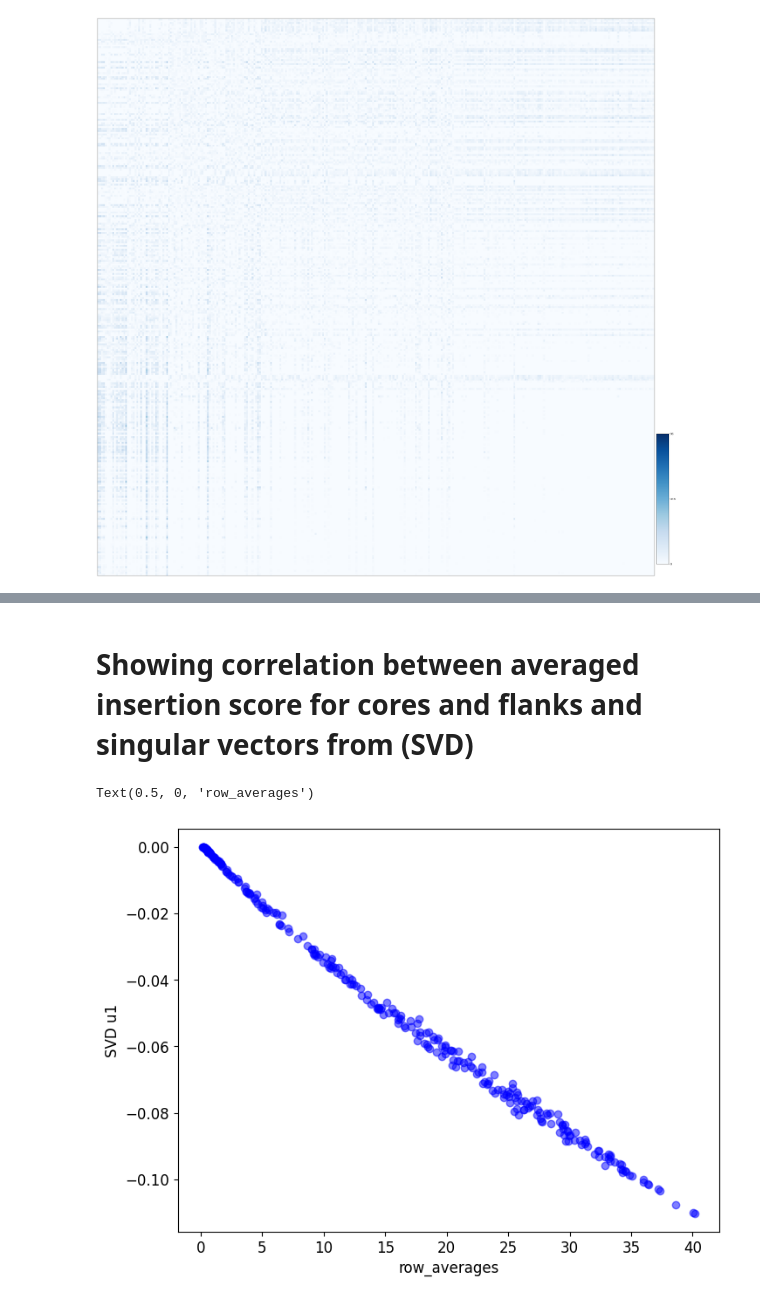
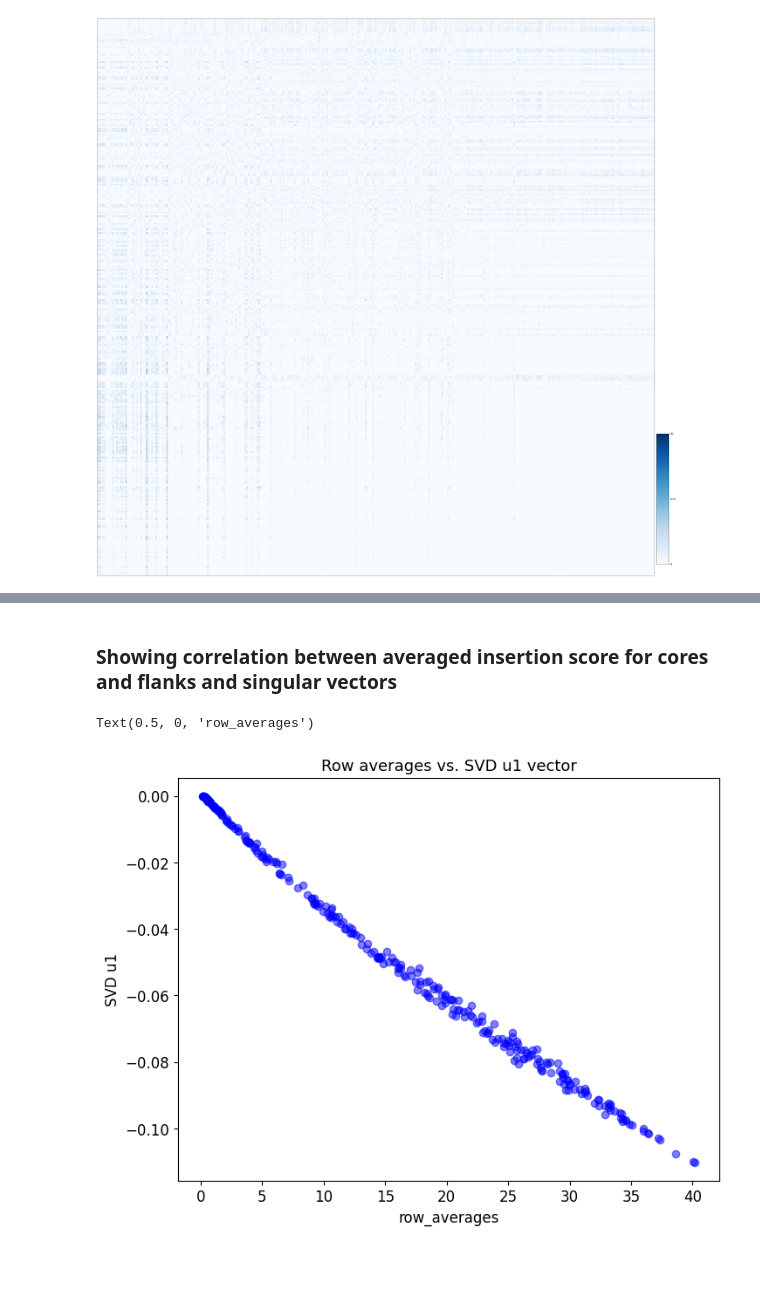
Before and after one commit to Fudenberg-Research-Group/akitaV2-analyses, a Jupyter notebook: experiments/virtual_insertion_flank_core_compatibility/analysis/analysis.ipynb, the cells around one changed output, grey strips where cells are left out. Cells and saved outputs as stored; diff of their text form; code cells hidden in the pictures; blank space fills up the shorter version.

Commit message:
linting, polishing notebooks - core flank compatibility

```diff
--- a/experiments/virtual_insertion_flank_core_compatibility/analysis/analysis.ipynb
+++ b/experiments/virtual_insertion_flank_core_compatibility/analysis/analysis.ipynb
@@ -314,5 +294,5 @@ plt.show()
 # %% [markdown]
-# Showing correlation between averaged insertion score for cores and flanks and singular vectors from (SVD)
+### Showing correlation between averaged insertion score for cores and flanks and singular vectors
 # %%
 # Calculate the average strength of each core (row averages)
 row_averages = np.mean(MATRIX, axis=1)
@@ -322,13 +302,13 @@ column_averages = np.mean(MATRIX, axis=0)
 # %%
 # Create a scatter plot
 plt.figure(figsize=(8, 6))
 plt.scatter(row_averages, u1, color='blue', alpha=0.5)
-# plt.title('Observed vs. SVD Approximate')
+plt.title('Row averages vs. SVD u1 vector')
 plt.ylabel('SVD u1')
 plt.xlabel('row_averages')
 # %% [output]
 Text(0.5, 0, 'row_averages')
-[figure, old version]
+[figure, new version]
 # %%
 # Create a scatter plot
 plt.figure(figsize=(8, 6))
```
Also changed, not shown: parts of 30 cells of this notebook, 4 other files.
